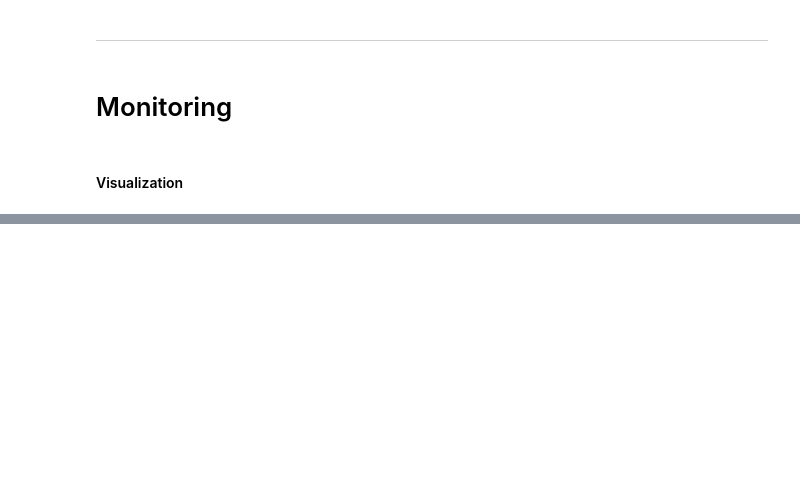
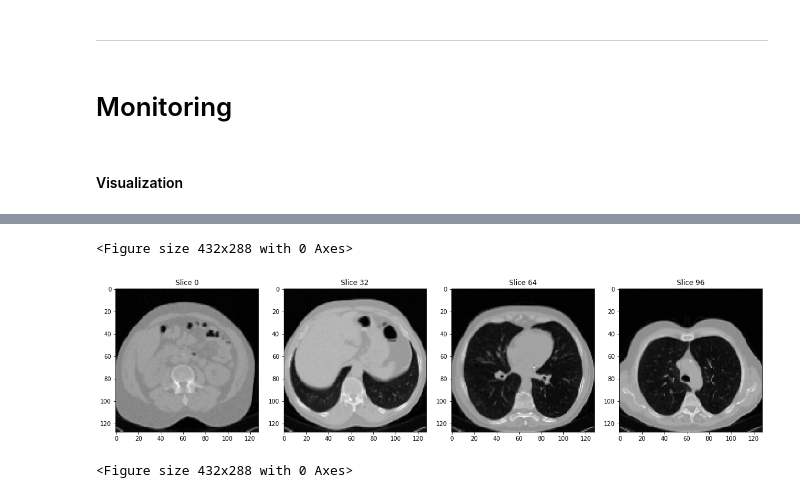
Before and after one commit to shahineb/deep_deformable_registration, a Jupyter notebook: bin/dashboard.ipynb, the cells around one changed output, grey strips where cells are left out. Cells and saved outputs as stored; diff of their text form; code cells hidden in the pictures; blank space fills up the shorter version.

```diff
--- a/bin/dashboard.ipynb
+++ b/bin/dashboard.ipynb
@@ -180,0 +186,6 @@ tgt = next(preproc_gen)[0][np.newaxis, :, :, :, np.newaxis]
+# %%
+handler.display_n_slices(pred_tgt_tr.squeeze(), n=4)
+# %% [output]
+<Figure size 432x288 with 0 Axes>
+[figure, added]
+<Figure size 432x288 with 0 Axes>
```
Also changed, not shown: parts of 21 cells of this notebook, 3 other files.
